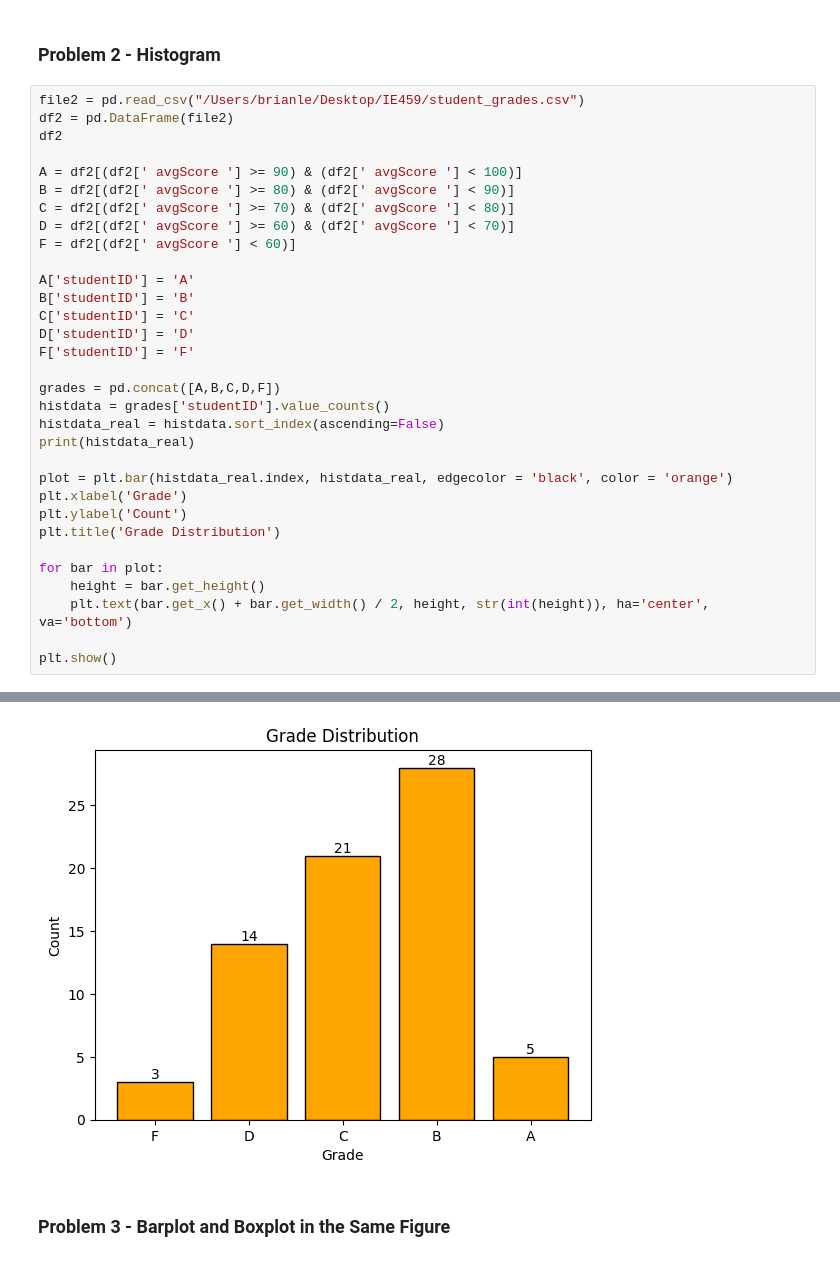
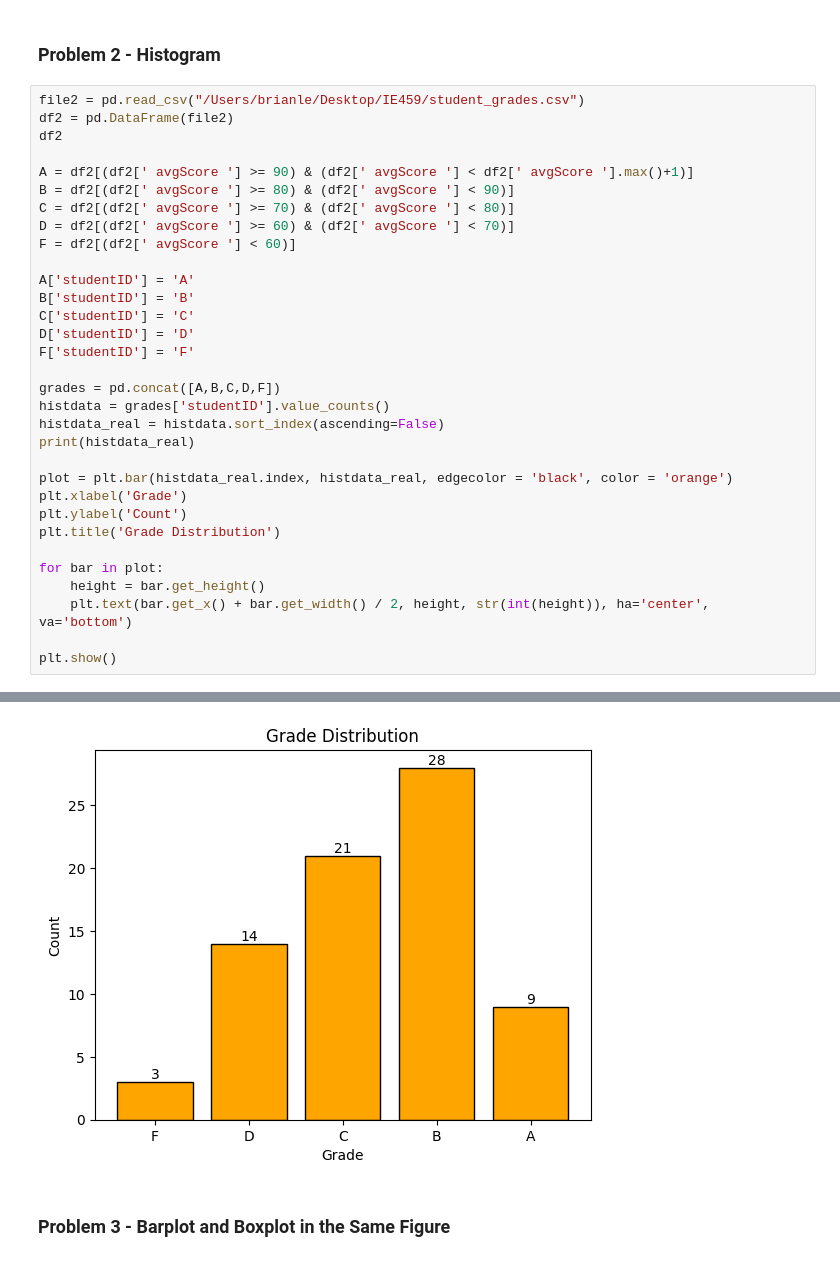
Before and after one commit to IE-555/homework4-btle1, a Jupyter notebook: btle_hw4.ipynb, the cells around one changed output, grey strips where cells are left out. Saved outputs shown, nothing was run; the diff lists cells and outputs as text.

```diff
--- a/btle_hw4.ipynb
+++ b/btle_hw4.ipynb
@@ -47,7 +47,7 @@ file2 = pd.read_csv("/Users/brianle/Desktop/IE459/student_grades.csv")
 df2 = pd.DataFrame(file2)
 df2
 
-A = df2[(df2[' avgScore '] >= 90) & (df2[' avgScore '] < 100)]
+A = df2[(df2[' avgScore '] >= 90) & (df2[' avgScore '] < df2[' avgScore '].max()+1)]
 B = df2[(df2[' avgScore '] >= 80) & (df2[' avgScore '] < 90)]
 C = df2[(df2[' avgScore '] >= 70) & (df2[' avgScore '] < 80)]
 D = df2[(df2[' avgScore '] >= 60) & (df2[' avgScore '] < 70)]
@@ -84,22 +84,22 @@ A     5
 Name: count, dtype: int64
 A value is trying to be set on a copy of a slice from a DataFrame.
 Try using .loc[row_indexer,col_indexer] = value instead
 
 See the caveats in the documentation: https://pandas.pydata.org/pandas-docs/stable/user_guide/indexing.html#returning-a-view-versus-a-copy
   A['studentID'] = 'A'
 A value is trying to be set on a copy of a slice from a DataFrame.
 Try using .loc[row_indexer,col_indexer] = value instead
 
 See the caveats in the documentation: https://pandas.pydata.org/pandas-docs/stable/user_guide/indexing.html#returning-a-view-versus-a-copy
   B['studentID'] = 'B'
 A value is trying to be set on a copy of a slice from a DataFrame.
 Try using .loc[row_indexer,col_indexer] = value instead
 ... (9 lines left out)
 Try using .loc[row_indexer,col_indexer] = value instead
 
 See the caveats in the documentation: https://pandas.pydata.org/pandas-docs/stable/user_guide/indexing.html#returning-a-view-versus-a-copy
   F['studentID'] = 'F'
-[figure, old version]
+[figure, new version]
 # %% [markdown]
 ### Problem 3 - Barplot and Boxplot in the Same Figure
 # %%
```
Also changed, not shown: parts of 1 cell of this notebook.
